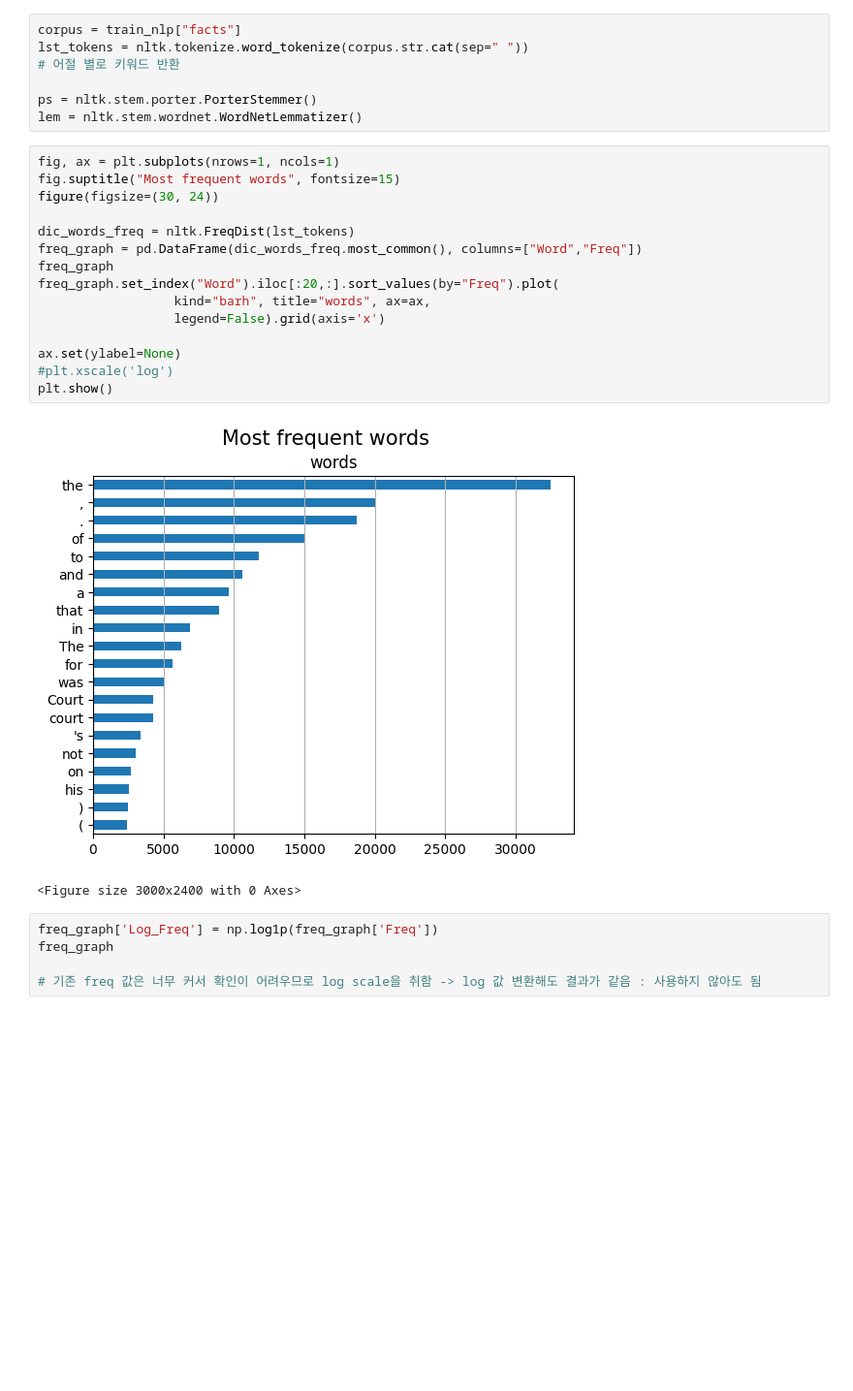
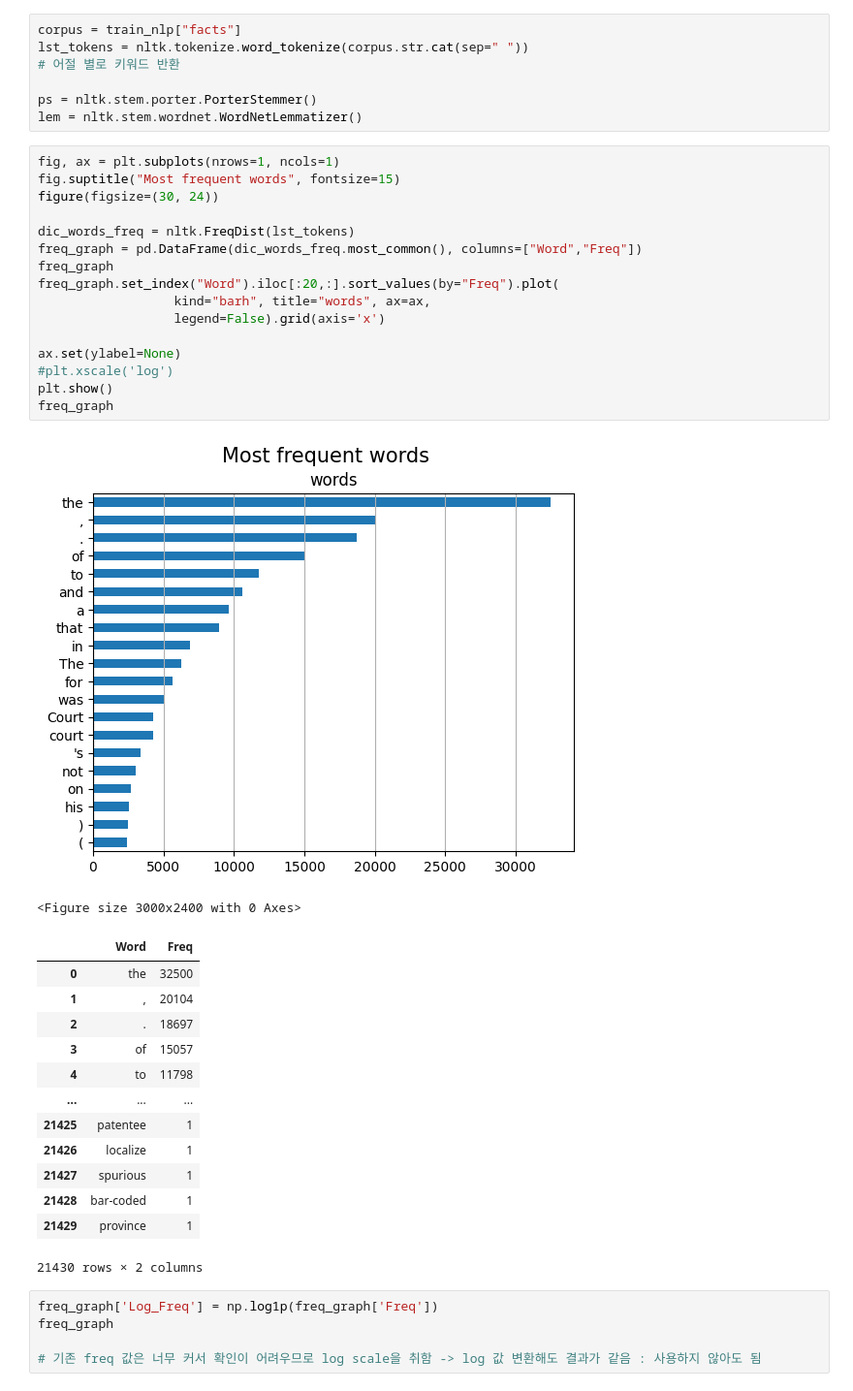
Before and after one commit to dlsco123/mtvsDacon, a Jupyter notebook: [mtvs]lej_1.ipynb, the cells around one changed output. Shown: that part at 97% size. Saved outputs shown, nothing was run; the diff lists cells and outputs as text; blank space fills up the shorter version.

```diff
--- a/[mtvs]lej_1.ipynb
+++ b/[mtvs]lej_1.ipynb
@@ -206,21 +206,35 @@ lem = nltk.stem.wordnet.WordNetLemmatizer()
 # %%
 fig, ax = plt.subplots(nrows=1, ncols=1)
 fig.suptitle("Most frequent words", fontsize=15)
 figure(figsize=(30, 24))
 
 dic_words_freq = nltk.FreqDist(lst_tokens)
 freq_graph = pd.DataFrame(dic_words_freq.most_common(), columns=["Word","Freq"])
 freq_graph
 freq_graph.set_index("Word").iloc[:20,:].sort_values(by="Freq").plot(
                   kind="barh", title="words", ax=ax,
                   legend=False).grid(axis='x')
 
 ax.set(ylabel=None)
 #plt.xscale('log')
 plt.show()
+freq_graph
 # %% [output]
 [figure]
 <Figure size 3000x2400 with 0 Axes>
+|  | Word | Freq |
+| 0 | the | 32500 |
+| 1 | , | 20104 |
+| 2 | . | 18697 |
+| 3 | of | 15057 |
+| 4 | to | 11798 |
+| ... | ... | ... |
+| 21425 | patentee | 1 |
+| 21426 | localize | 1 |
+| 21427 | spurious | 1 |
+| 21428 | bar-coded | 1 |
+| 21429 | province | 1 |
+21430 rows × 2 columns
 # %%
 freq_graph['Log_Freq'] = np.log1p(freq_graph['Freq'])
 freq_graph
```
Also changed, not shown: 1 other file.
